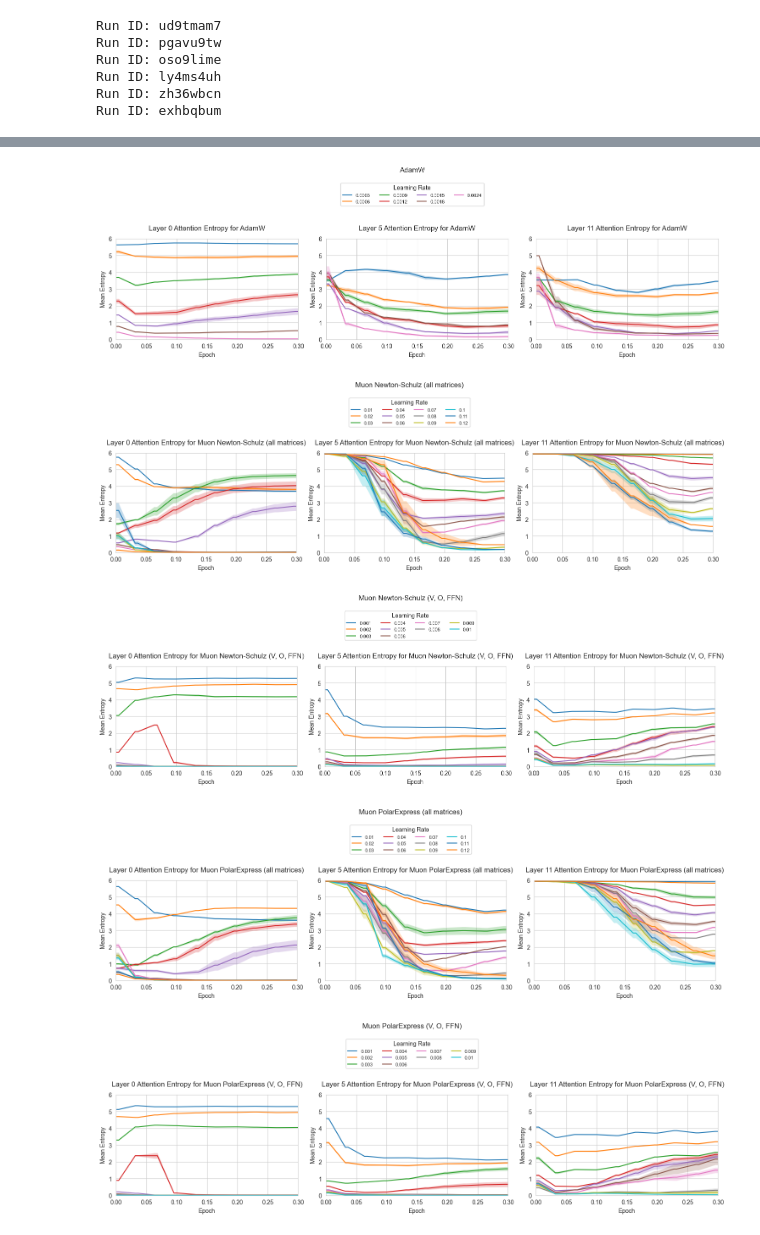
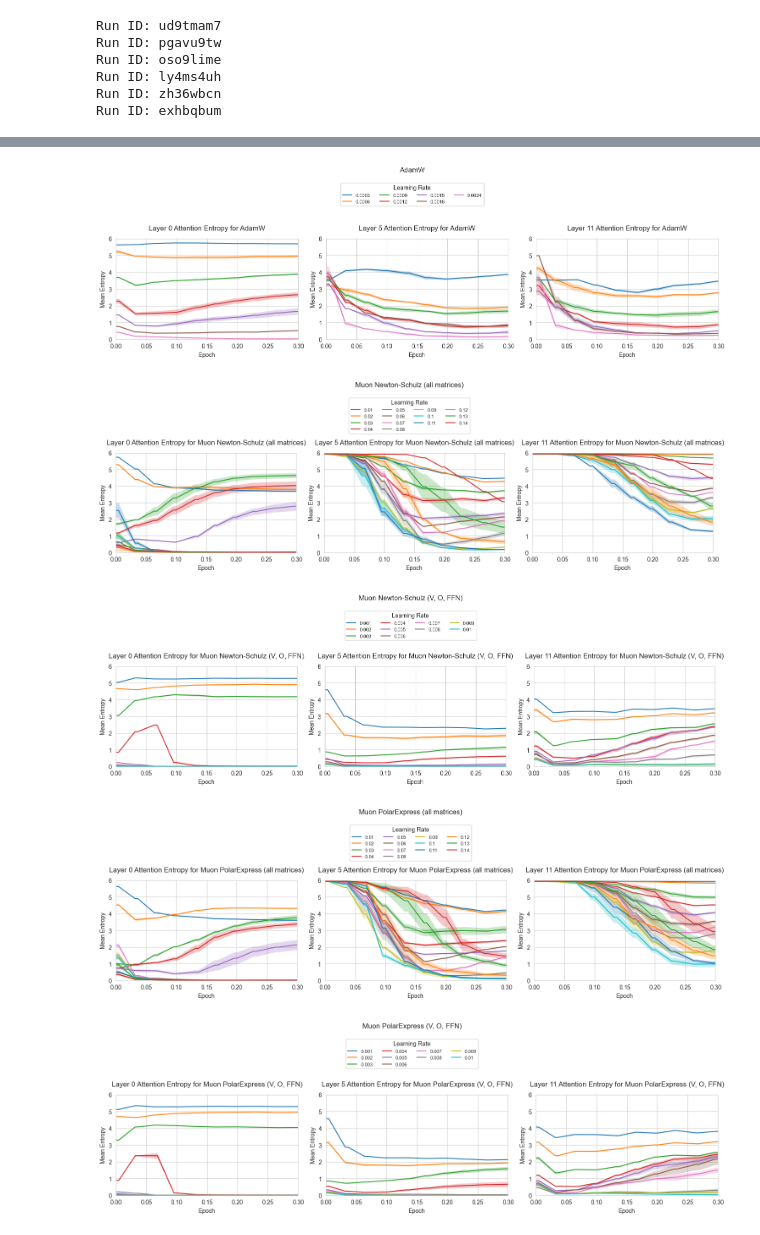
Before and after one commit to nraultwang/cs182-project, a Jupyter notebook: plotting/main.ipynb, the cells around one changed output, grey strips where cells are left out. Cells and saved outputs as stored; diff of their text form; code cells hidden in the pictures.

Commit message:
more plots

```diff
--- a/plotting/main.ipynb
+++ b/plotting/main.ipynb
@@ -746,10 +1082,10 @@ def plot_all_variants_from_sweeps(
 # %%
-plot_all_layers(layers=(0, 5, 11))
+plot_all_layers(lr_min=0, lr_max=0.14, print_end_stats=False, use_cache=True)
 # %% [output]
 [figure]
-[figure, old version]
+[figure, new version]
 [figure]
-[figure, old version]
+[figure, new version]
 [figure]
 # %%
 plot_all_variants_from_sweeps(epoch_max=1.0)
```
Also changed, not shown: parts of 14 cells of this notebook, 1 other file.
